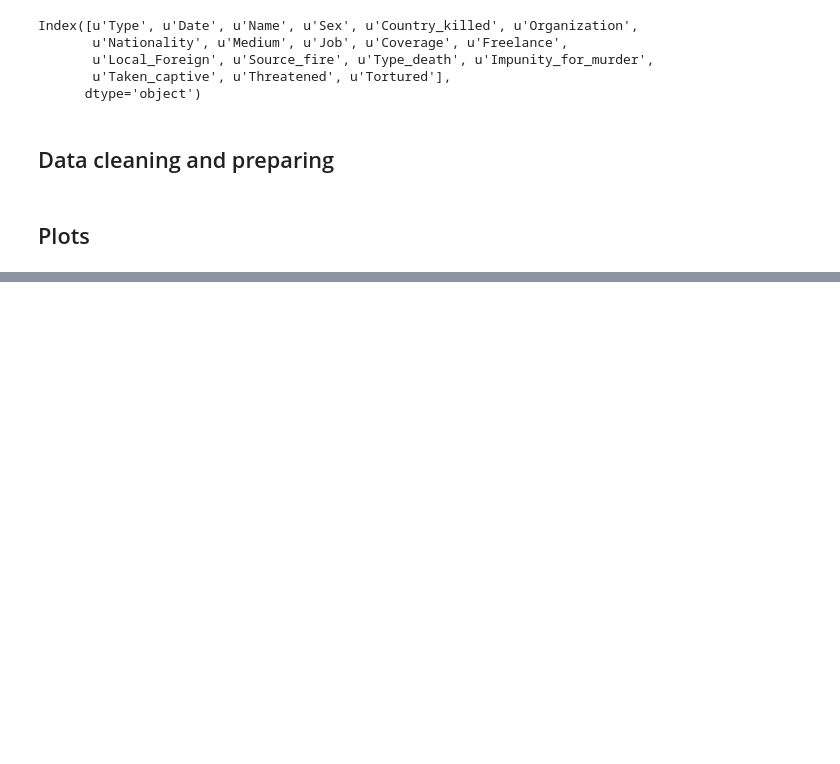
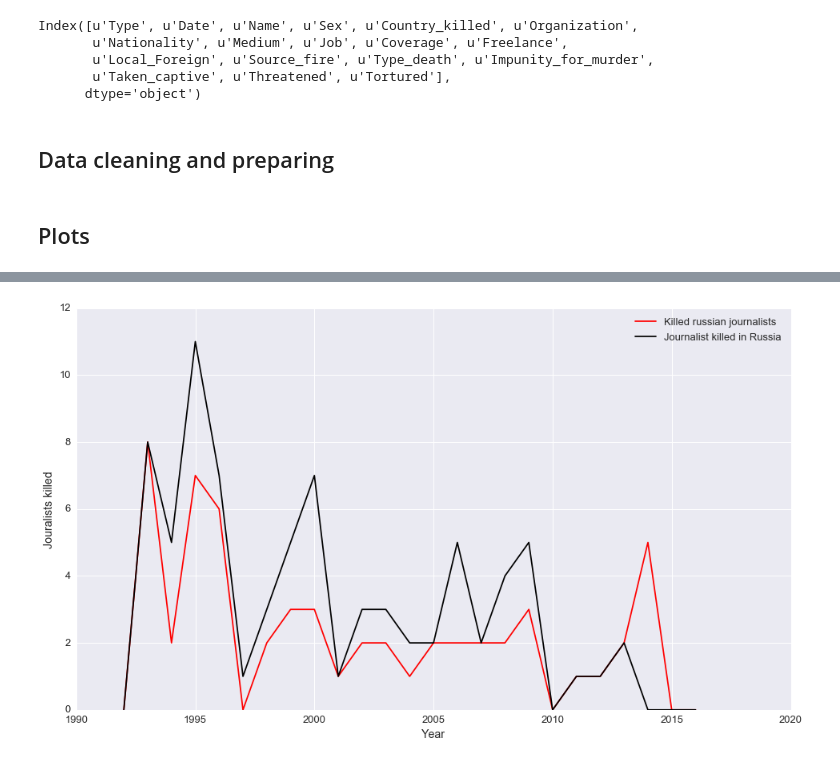
Before and after one commit to re9ulus/data_science_snippets, a Jupyter notebook: eda/Journalist_EDA.ipynb, the cells around one changed output, grey strips where cells are left out. Drawn from its saved outputs; the diff is of its cells as text; code cells hidden in the pictures; blank space fills up the shorter version.

```diff
--- a/eda/Journalist_EDA.ipynb
+++ b/eda/Journalist_EDA.ipynb
@@ -95,0 +107,9 @@ plot_by_groups(data, ['Country_killed', 'Year'], ['Russia', 'Iraq', 'Syria', 'So
+# %%
+plot_by_groups(data, ['Nationality', 'Year'], ['Russia'], style={'c': 'red', 'label':'Killed russian journalists'})
+plot_by_groups(data, ['Country_killed', 'Year'], ['Russia'], style={'c': 'black', 'label':'Journalist killed in Russia'})
+plt.xlabel('Year')
+plt.ylabel('Jouralists killed')
+
+plt.show()
+# %% [output]
+[figure, added]
```
Also changed, not shown: parts of 8 cells of this notebook.
